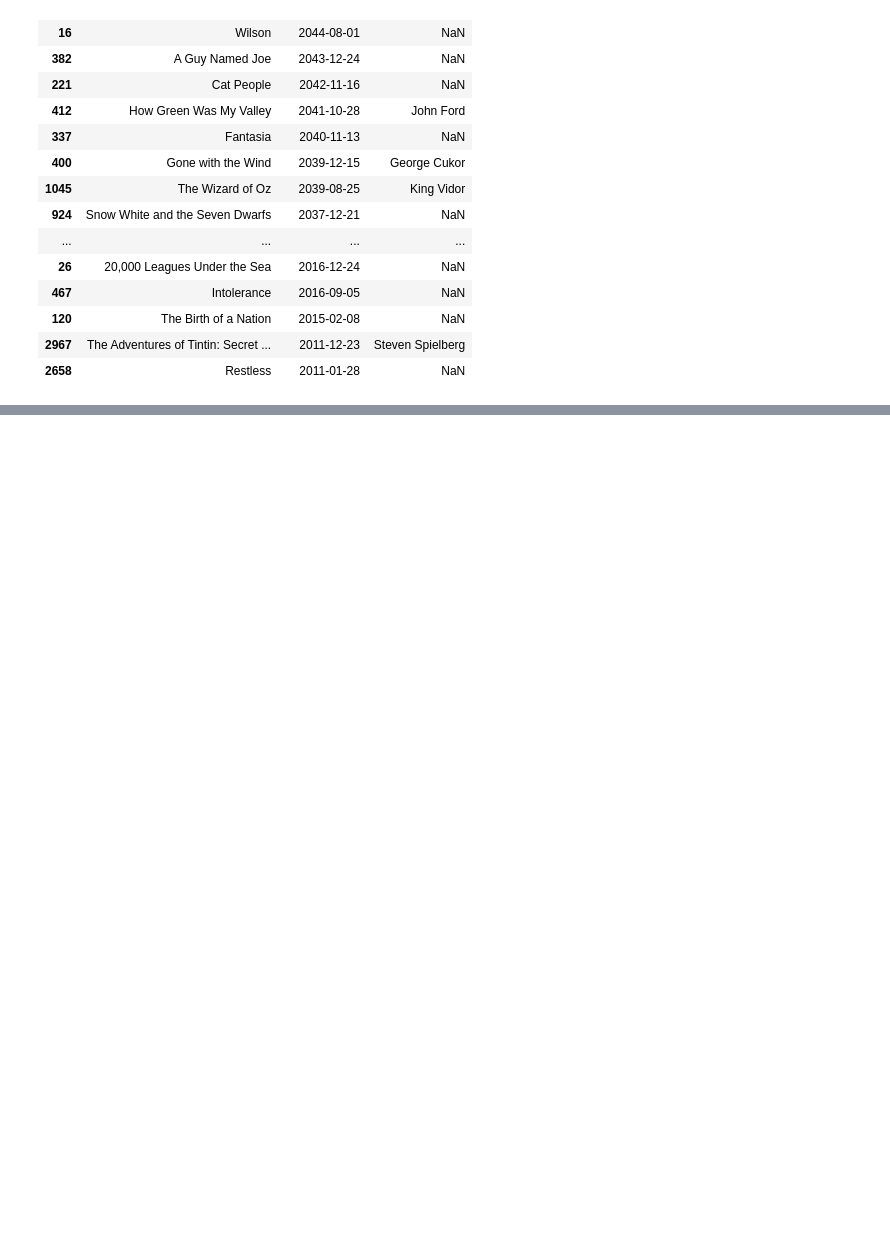
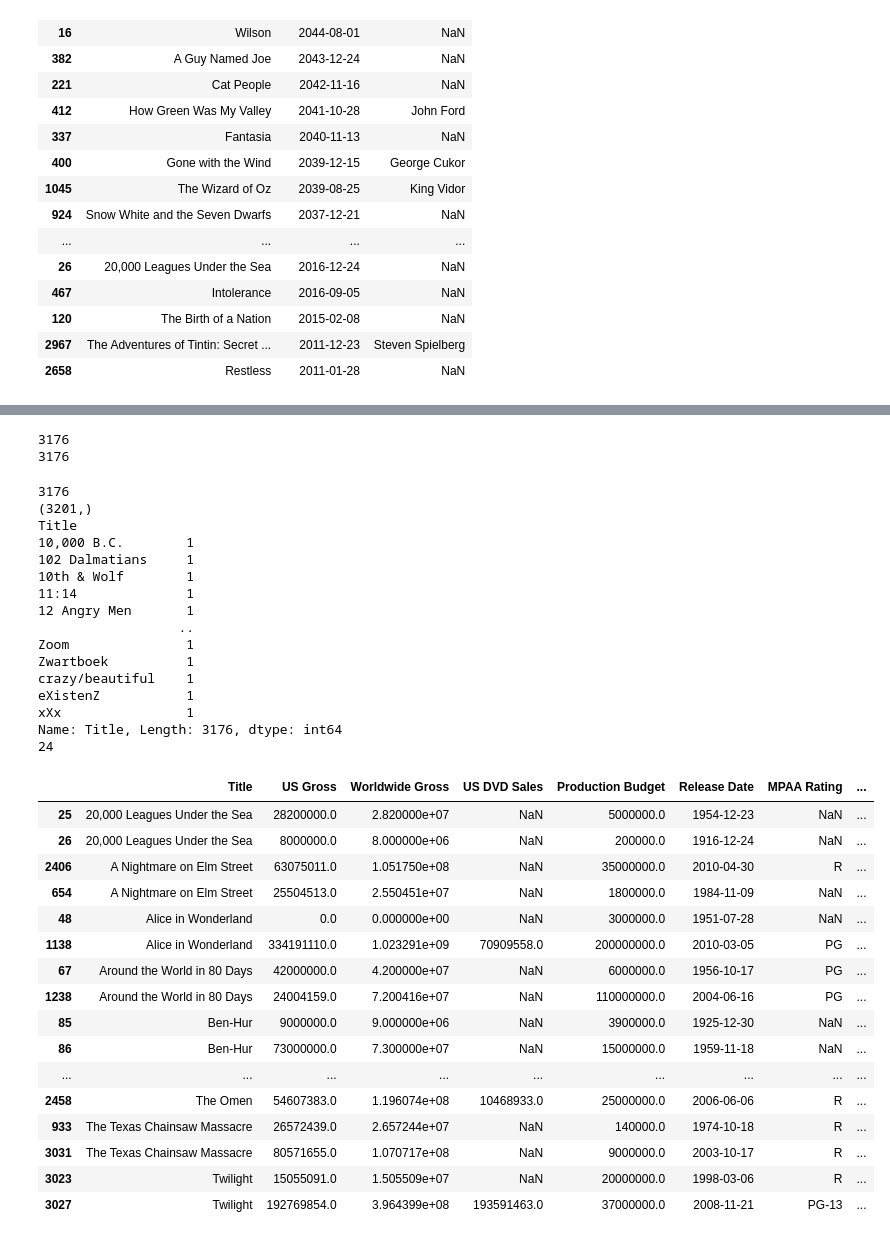
Before and after one commit to saranyap22/lexicon-python-fundamentals-labs, a Jupyter notebook: DataAnalysis_And_Visualisation/movie_analysis_project/clean_movies_data.ipynb, the cells around one changed output, grey strips where cells are left out. Cells and saved outputs as stored; diff of their text form; code cells hidden in the pictures; blank space fills up the shorter version.

Commit message:
Add clean_movies_data with Title and US DVD Sales missing values

```diff
--- a/DataAnalysis_And_Visualisation/movie_analysis_project/clean_movies_data.ipynb
+++ b/DataAnalysis_And_Visualisation/movie_analysis_project/clean_movies_data.ipynb
@@ -119,0 +126,53 @@ Observation:
+# %%
+movies['Title_cleaned'] = movies['Title'].str.strip().str.lower()
+print(movies['Title'].nunique())
+print(movies['Title_cleaned'].nunique())
+# %% [output]
+3176
+3176
+# %%
+movies.dtypes
+movies[['Title','MPAA Rating','Distributor','Source','Major Genre','Creative Type','Director']].head(10)
+print(movies['Title'].nunique())
+print(movies['Title'].shape)
+title_count = movies.groupby('Title')['Title'].count()
+print(title_count)
+title_count[title_count >= 2].sort_values(ascending=False).head(30)
+duplicate_movies = title_count[title_count >= 2].sort_values(ascending=False).index
+print(len(duplicate_movies))
+movies[movies['Title'] == '20,000 Leagues Under the Sea']
+movies[movies['Title'].isin(duplicate_movies)].sort_values('Title')
+# %% [output]
+3176
+(3201,)
+Title
+10,000 B.C.        1
+102 Dalmatians     1
+10th & Wolf        1
+11:14              1
+12 Angry Men       1
+                  ..
+Zoom               1
+Zwartboek          1
+crazy/beautiful    1
+eXistenZ           1
+xXx                1
+Name: Title, Length: 3176, dtype: int64
+24
+|  | Title | US Gross | Worldwide Gross | US DVD Sales | Production Budget | Release Date | MPAA Rating | ... |
+| 25 | 20,000 Leagues Under the Sea | 28200000.0 | 2.820000e+07 | NaN | 5000000.0 | 1954-12-23 | NaN | ... |
+| 26 | 20,000 Leagues Under the Sea | 8000000.0 | 8.000000e+06 | NaN | 200000.0 | 1916-12-24 | NaN | ... |
+| 2406 | A Nightmare on Elm Street | 63075011.0 | 1.051750e+08 | NaN | 35000000.0 | 2010-04-30 | R | ... |
+| 654 | A Nightmare on Elm Street | 25504513.0 | 2.550451e+07 | NaN | 1800000.0 | 1984-11-09 | NaN | ... |
+| 48 | Alice in Wonderland | 0.0 | 0.000000e+00 | NaN | 3000000.0 | 1951-07-28 | NaN | ... |
+| 1138 | Alice in Wonderland | 334191110.0 | 1.023291e+09 | 70909558.0 | 200000000.0 | 2010-03-05 | PG | ... |
+| 67 | Around the World in 80 Days | 42000000.0 | 4.200000e+07 | NaN | 6000000.0 | 1956-10-17 | PG | ... |
+| 1238 | Around the World in 80 Days | 24004159.0 | 7.200416e+07 | NaN | 110000000.0 | 2004-06-16 | PG | ... |
+| 85 | Ben-Hur | 9000000.0 | 9.000000e+06 | NaN | 3900000.0 | 1925-12-30 | NaN | ... |
+| 86 | Ben-Hur | 73000000.0 | 7.300000e+07 | NaN | 15000000.0 | 1959-11-18 | NaN | ... |
+| ... | ... | ... | ... | ... | ... | ... | ... | ... |
+| 2458 | The Omen | 54607383.0 | 1.196074e+08 | 10468933.0 | 25000000.0 | 2006-06-06 | R | ... |
+| 933 | The Texas Chainsaw Massacre | 26572439.0 | 2.657244e+07 | NaN | 140000.0 | 1974-10-18 | R | ... |
+| 3031 | The Texas Chainsaw Massacre | 80571655.0 | 1.070717e+08 | NaN | 9000000.0 | 2003-10-17 | R | ... |
+| 3023 | Twilight | 15055091.0 | 1.505509e+07 | NaN | 20000000.0 | 1998-03-06 | R | ... |
+| 3027 | Twilight | 192769854.0 | 3.964399e+08 | 193591463.0 | 37000000.0 | 2008-11-21 | PG-13 | ... |
```
Also changed, not shown: parts of 7 cells of this notebook.
